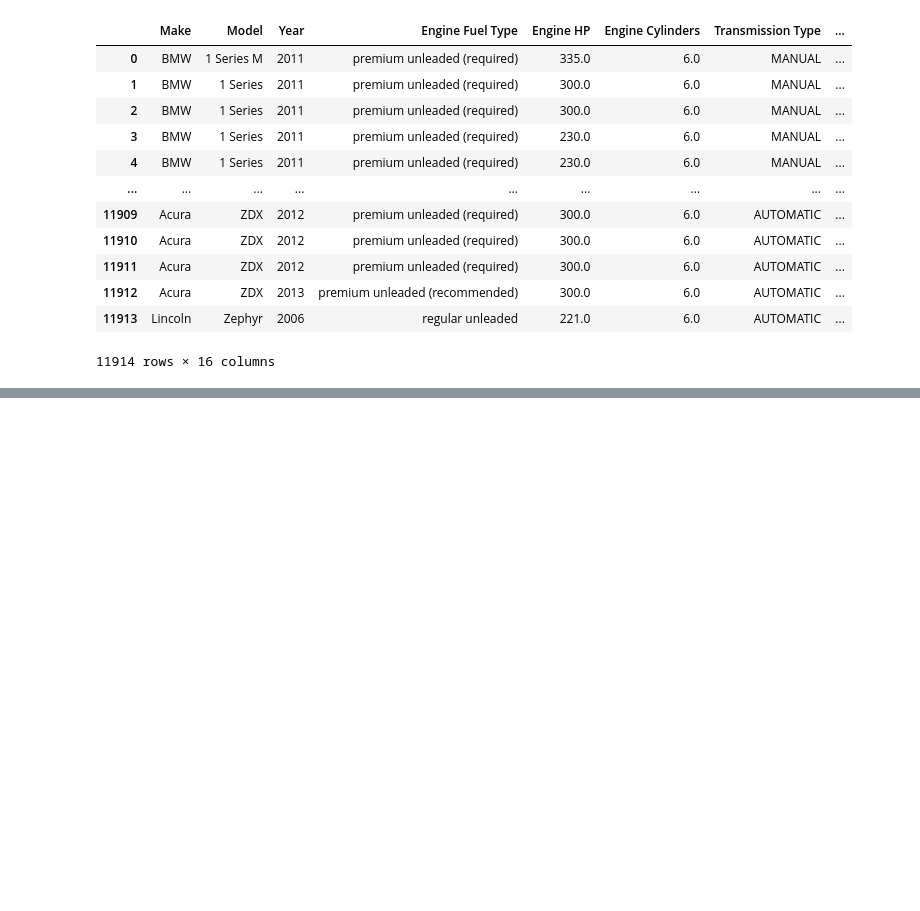
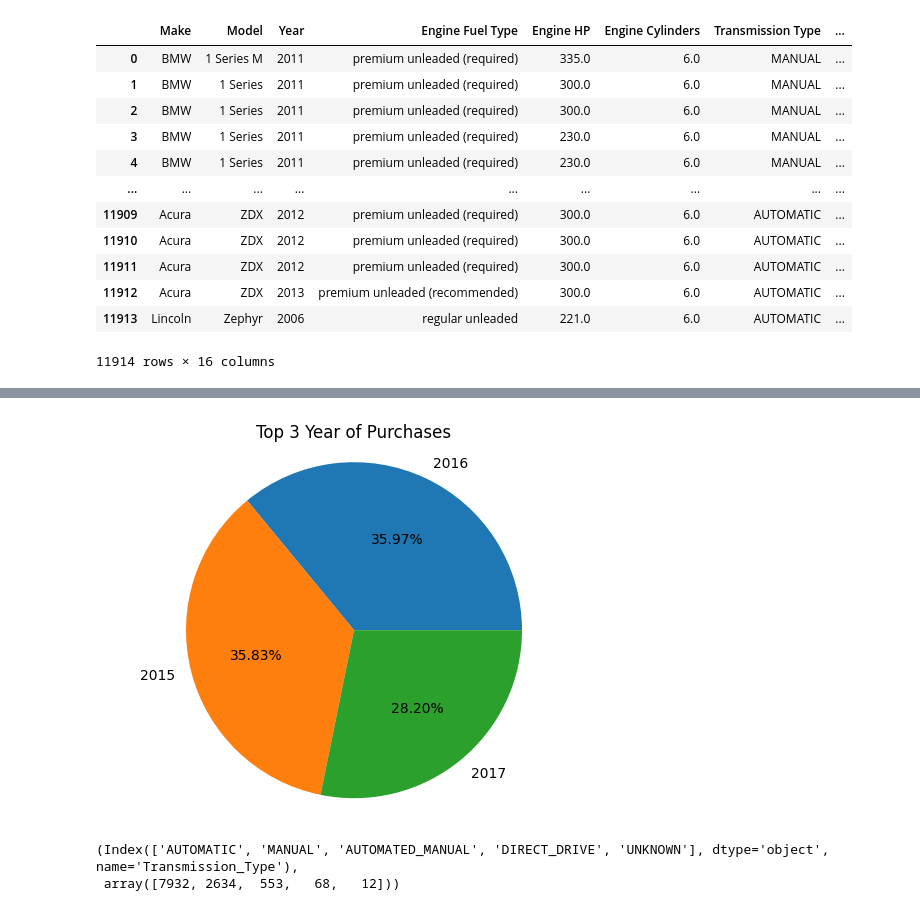
Before and after one commit to ShraddhaPatel17/Data_Science, a Jupyter notebook: Data Analysis/Assignment/Data Analysis Assignment.ipynb, the cells around one changed output, grey strips where cells are left out. Saved outputs shown, nothing was run; the diff lists cells and outputs as text; code cells hidden in the pictures; blank space fills up the shorter version.

```diff
--- a/Data Analysis/Assignment/Data Analysis Assignment.ipynb
+++ b/Data Analysis/Assignment/Data Analysis Assignment.ipynb
@@ -92,0 +115,4 @@ sns.heatmap(df.isnull(),yticklabels=False,cbar=False)
+# %%
+year_names = car.Year.value_counts().index
+year_values = car.Year.value_counts().values
+year_names, year_values
@@ -92,0 +127,14 @@ sns.heatmap(df.isnull(),yticklabels=False,cbar=False)
+# %%
+plt.pie(year_values[:3],labels=year_names[:3], autopct='%1.2f%%')
+plt.axis('equal')
+plt.title('Top 3 Year of Purchases')
+plt.show()
+# %% [output]
+[figure, added]
+# %%
+trans_type_names = car.Transmission_Type.value_counts().index
+trans_type_vals = car.Transmission_Type.value_counts().values
+trans_type_names, trans_type_vals
+# %% [output]
+(Index(['AUTOMATIC', 'MANUAL', 'AUTOMATED_MANUAL', 'DIRECT_DRIVE', 'UNKNOWN'], dtype='object', name='Transmission_Type'),
+ array([7932, 2634,  553,   68,   12]))
```
Also changed, not shown: parts of 12 cells of this notebook, 3 other files.
